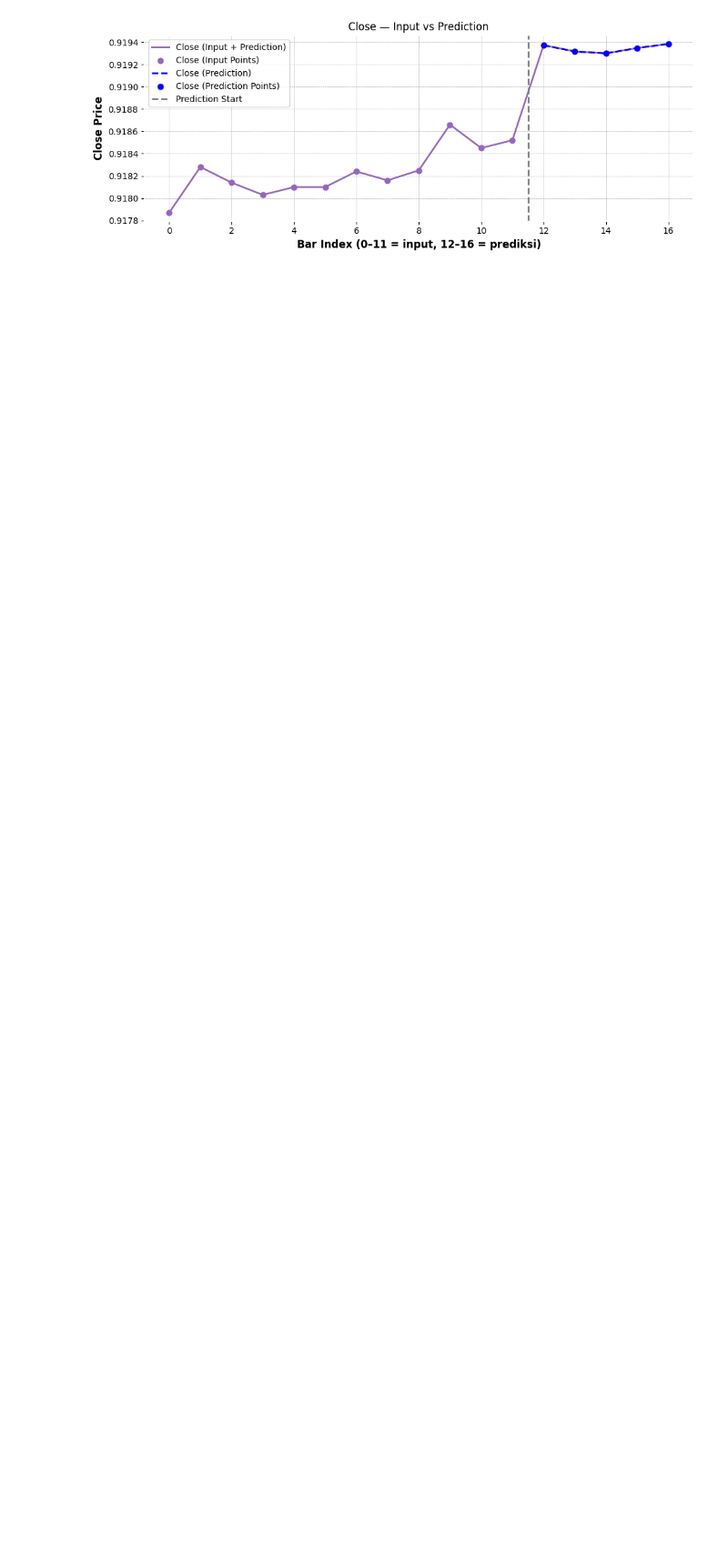
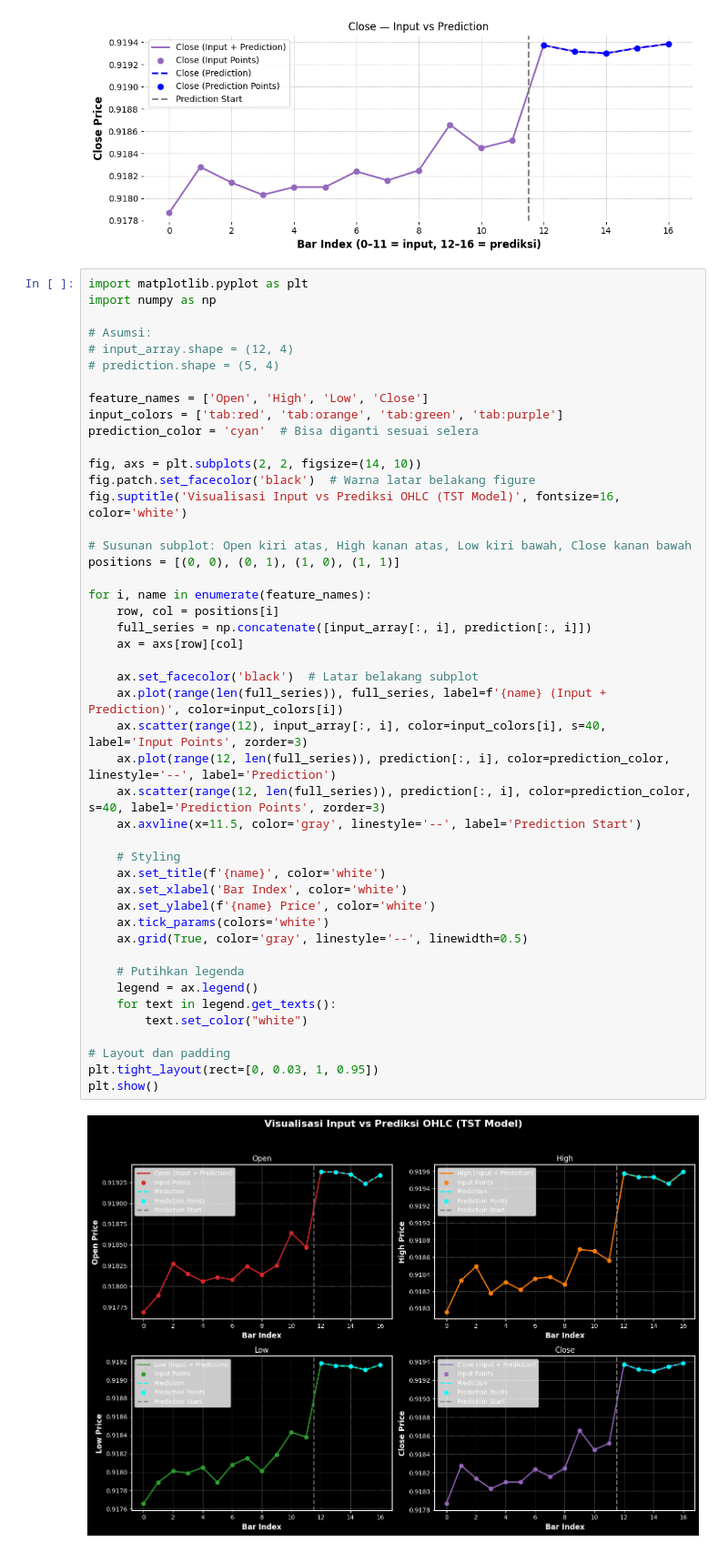
Before and after one commit to AgungHari/Multivariant-Multistep-Prediction-TST, a Jupyter notebook: TST_Timestep/TST_Prediction.ipynb, the cells around one changed output. Shown at 91% size. Drawn from its saved outputs; the diff is of its cells as text; blank space fills up the shorter version.

```diff
--- a/TST_Timestep/TST_Prediction.ipynb
+++ b/TST_Timestep/TST_Prediction.ipynb
@@ -121,3 +121,51 @@ for i, name in enumerate(feature_names):
 [figure]
 [figure]
 [figure]
+# %%
+import matplotlib.pyplot as plt
+import numpy as np
+
+# Asumsi:
+# input_array.shape = (12, 4)
+# prediction.shape = (5, 4)
+
+feature_names = ['Open', 'High', 'Low', 'Close']
+input_colors = ['tab:red', 'tab:orange', 'tab:green', 'tab:purple']
+prediction_color = 'cyan'  # Bisa diganti sesuai selera
+
+fig, axs = plt.subplots(2, 2, figsize=(14, 10))
+fig.patch.set_facecolor('black')  # Warna latar belakang figure
+fig.suptitle('Visualisasi Input vs Prediksi OHLC (TST Model)', fontsize=16, color='white')
+
+# Susunan subplot: Open kiri atas, High kanan atas, Low kiri bawah, Close kanan bawah
+positions = [(0, 0), (0, 1), (1, 0), (1, 1)]
+
+for i, name in enumerate(feature_names):
+    row, col = positions[i]
+    full_series = np.concatenate([input_array[:, i], prediction[:, i]])
+    ax = axs[row][col]
+
+    ax.set_facecolor('black')  # Latar belakang subplot
+    ax.plot(range(len(full_series)), full_series, label=f'{name} (Input + Prediction)', color=input_colors[i])
+    ax.scatter(range(12), input_array[:, i], color=input_colors[i], s=40, label='Input Points', zorder=3)
+    ax.plot(range(12, len(full_series)), prediction[:, i], color=prediction_color, linestyle='--', label='Prediction')
+    ax.scatter(range(12, len(full_series)), prediction[:, i], color=prediction_color, s=40, label='Prediction Points', zorder=3)
+    ax.axvline(x=11.5, color='gray', linestyle='--', label='Prediction Start')
+
+    # Styling
+    ax.set_title(f'{name}', color='white')
+    ax.set_xlabel('Bar Index', color='white')
+    ax.set_ylabel(f'{name} Price', color='white')
+    ax.tick_params(colors='white')
+    ax.grid(True, color='gray', linestyle='--', linewidth=0.5)
+
+    # Putihkan legenda
+    legend = ax.legend()
+    for text in legend.get_texts():
+        text.set_color("white")
+
+# Layout dan padding
+plt.tight_layout(rect=[0, 0.03, 1, 0.95])
+plt.show()
+# %% [output]
+[figure, added]
```
Also changed, not shown: 3 other files.
